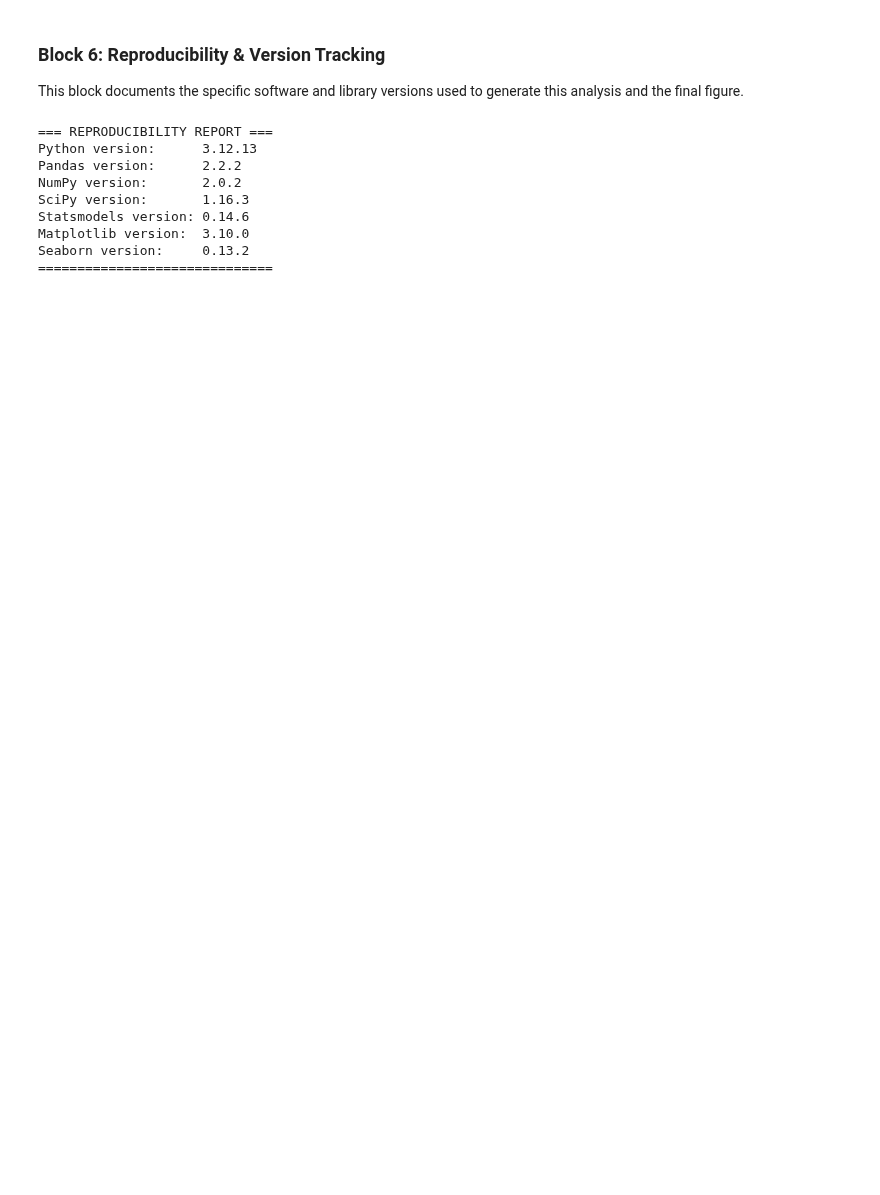
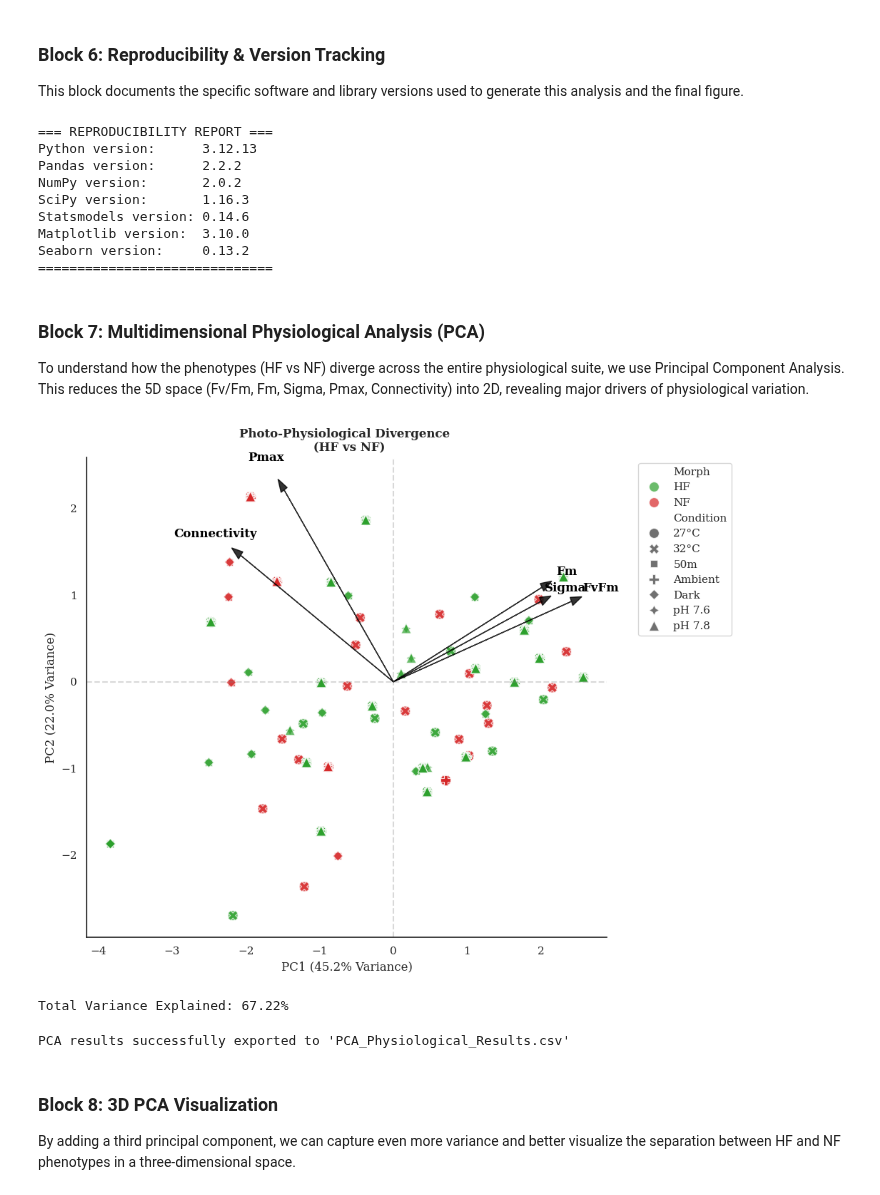
Before and after one commit to LielUziahu/S_Pistillata_Bet-Hedging, a Jupyter notebook: scripts/Jupyter/Combined_Spat_FIRe.ipynb, the cells around one changed output. Cells and saved outputs as stored; diff of their text form; code cells hidden in the pictures; blank space fills up the shorter version.

```diff
--- a/scripts/Jupyter/Combined_Spat_FIRe.ipynb
+++ b/scripts/Jupyter/Combined_Spat_FIRe.ipynb
@@ -615,3 +709,63 @@ Statsmodels version: 0.14.6
 Matplotlib version:  3.10.0
 Seaborn version:     0.13.2
 ==============================
+# %% [markdown]
+### Block 7: Multidimensional Physiological Analysis (PCA)
+To understand how the phenotypes (HF vs NF) diverge across the entire physiological suite, we use Principal Component Analysis. This reduces the 5D space (Fv/Fm, Fm, Sigma, Pmax, Connectivity) into 2D, revealing major drivers of physiological variation.
+# %%
+from sklearn.decomposition import PCA
+from sklearn.preprocessing import StandardScaler
+
+# 1. Prepare Data (Handle missing values by dropping for PCA consistency)
+pca_metrics = ['FvFm', 'Fm', 'Pmax', 'Sigma', 'Connectivity']
+pca_df = fire_clean.dropna(subset=pca_metrics).copy()
+
+# 2. Standardize (Z-score normalization is required for PCA)
+x = pca_df[pca_metrics].values
+x_scaled = StandardScaler().fit_transform(x)
+
+# 3. Execute PCA
+pca = PCA(n_components=2)
+principalComponents = pca.fit_transform(x_scaled)
+pca_results = pd.DataFrame(data=principalComponents, columns=['PC1', 'PC2'])
+
+# Merge results back with metadata
+pca_results = pd.concat([pca_results.reset_index(drop=True),
+                         pca_df[['Condition', 'Morph']].reset_index(drop=True)], axis=1)
+
+# 4. Visualization
+fig, ax = plt.subplots(figsize=(10, 8))
+sns.scatterplot(data=pca_results, x='PC1', y='PC2', hue='Morph', style='Condition',
+                palette=variant_colors, s=100, alpha=0.7, ax=ax)
+
+# Add Loading Vectors (Biplot)
+loadings = pca.components_.T * np.sqrt(pca.explained_variance_)
+for i, feature in enumerate(pca_metrics):
+    ax.arrow(0, 0, loadings[i, 0]*3, loadings[i, 1]*3, color='black', alpha=0.8, head_width=0.1)
+    ax.text(loadings[i, 0]*3.5, loadings[i, 1]*3.5, feature, color='black', ha='center', va='center', fontweight='bold')
+
+var_exp = pca.explained_variance_ratio_ * 100
+ax.set_xlabel(f'PC1 ({var_exp[0]:.1f}% Variance)')
+ax.set_ylabel(f'PC2 ({var_exp[1]:.1f}% Variance)')
+ax.set_title('Photo-Physiological Divergence \n (HF vs NF)', fontweight='bold')
+plt.axhline(0, color='gray', linestyle='--', alpha=0.3)
+plt.axvline(0, color='gray', linestyle='--', alpha=0.3)
+sns.despine()
+plt.legend(bbox_to_anchor=(1.05, 1), loc='upper left')
+plt.tight_layout()
+plt.show()
+
+print(f"Total Variance Explained: {sum(pca.explained_variance_ratio_)*100:.2f}%")
+# %% [output]
+[figure, added]
+Total Variance Explained: 67.22%
+# %%
+# --- EXPORT PCA RESULTS TO CSV ---
+# This file includes the PC1/PC2 coordinates alongside the experimental metadata
+pca_results.to_csv('PCA_Physiological_Results.csv', index=False)
+print("PCA results successfully exported to 'PCA_Physiological_Results.csv'")
+# %% [output]
+PCA results successfully exported to 'PCA_Physiological_Results.csv'
+# %% [markdown]
+### Block 8: 3D PCA Visualization
+By adding a third principal component, we can capture even more variance and better visualize the separation between HF and NF phenotypes in a three-dimensional space.
```
Also changed, not shown: parts of 8 cells of this notebook, 7 other files.
